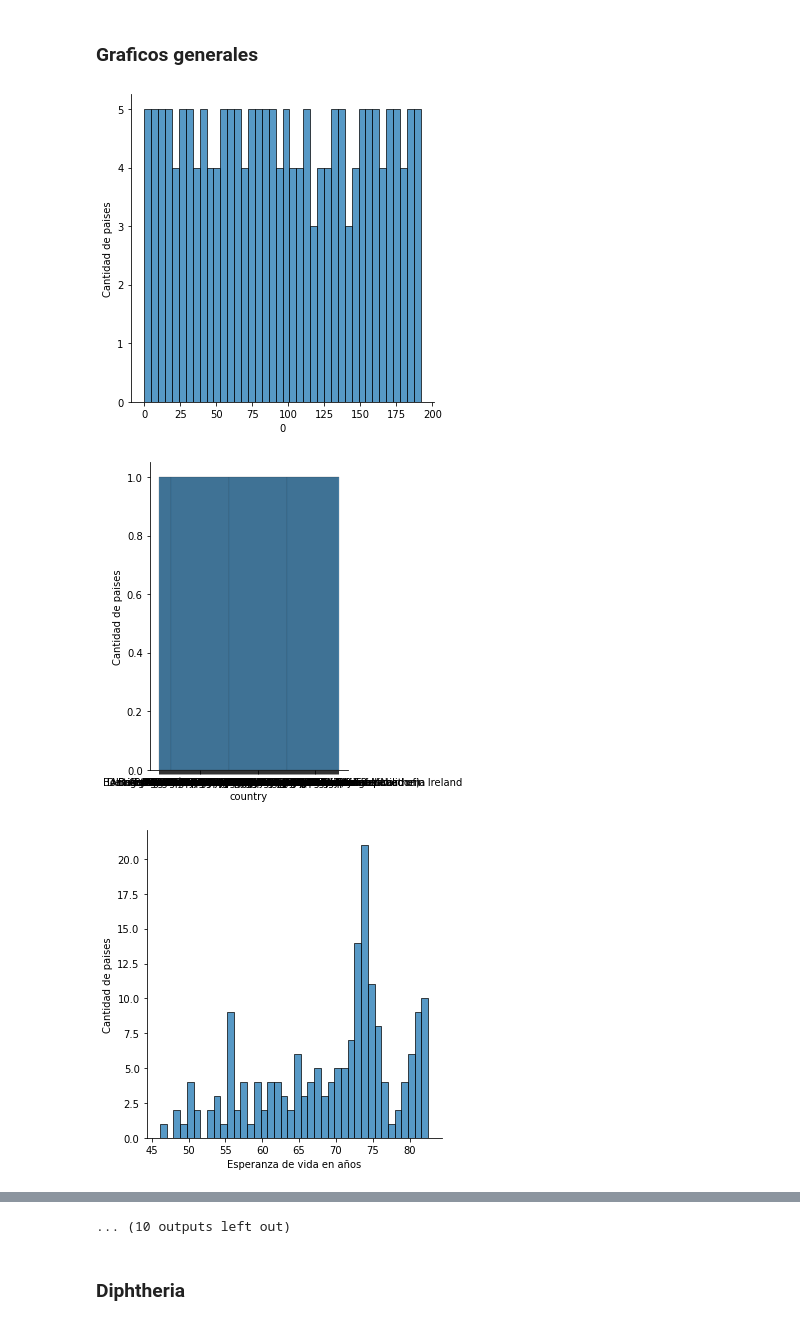
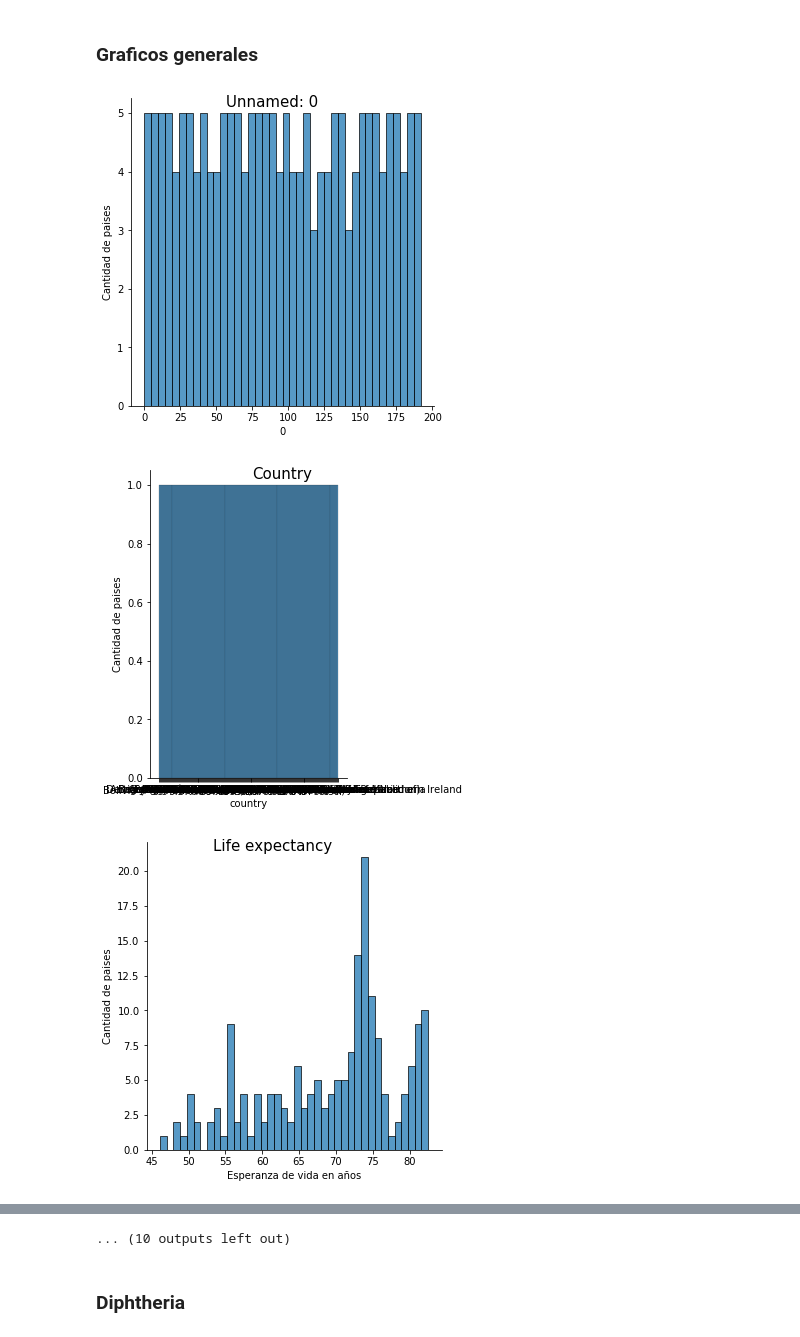
Before and after one commit to andresmbar/tp3-metodos, a Jupyter notebook: notebooks/ESTUDIO_DE_VARIABLES.ipynb, the cells around one changed output, grey strips where cells are left out. Cells and saved outputs as stored; diff of their text form; code cells hidden in the pictures.

```diff
--- a/notebooks/ESTUDIO_DE_VARIABLES.ipynb
+++ b/notebooks/ESTUDIO_DE_VARIABLES.ipynb
@@ -38,33 +33,34 @@ y_labels = {
     'Country':'country',
     'Unnamed: 0': '0',
     'Status':'desarrollado o en desarrollo',
     'Life expectancy' : 'Esperanza de vida en años',
     'Adult Mortality' : 'Cantidad de muertos de entre 15 y 60 años cada 1000 habitantes',
     'infant deaths' : 'Cantidad de infantes muertos cada 1000 habitantes',
     'Alcohol' : 'Cantidad de consumo de alcohol en litros per capita',
     'percentage expenditure' :' porcentage del pbi empleado en salud',
     'Hepatitis B' : 'inmunización de Hepatitis B en menores a 1 año cada 1000 habitantes',
     'Measles' : 'Cantidad de casos de sarampion cada 1000 habitantes',
     'BMI': 'Promedio de la base corporal de la población',
     'under-five deaths' : 'Numero de muertes de menores de 5  años cada 1000 habitantes',
     'Polio' : 'Porcentage de inmunización en menores de 1 año de Polio',
     'Total expenditure' : 'Porcentage empleado en salud sobre el porcentage de GE',
     'Diphtheria' : 'inmunización entre bebes menores a 1 año de Diphtheria',
     'HIV-AIDS' : 'Cantidad de muertes DE HIV/AIDS cada 1000 nacimientos',
     'GDP' : 'PBI per capita (en USD)',
     'Population' : 'Cantidad de población',
     'thinness  1-19 years': 'Prevalencia de delgadez en población entre 10 y 19 años',
     'thinness 5-9 years' : 'Prevalencia de delgadez en población entre 5 y 9 años',
     'Income composition of resources' : 'Que tan productivamente se utilizan los recursos',
     'Schooling' : 'Cantidad de años en la escuela'
 }
 
 for c in columnas_f:
     fig = sns.displot(df, x=c, bins=40)
+    plt.suptitle(c, fontsize=15)
     plt.ylabel("Cantidad de paises")
     plt.xlabel(y_labels[c])
     fig.figure.savefig(str(c) + ".png")
 # %% [output]
-[figure, old version]
+[figure, new version]
-[figure, old version]
+[figure, new version]
-[figure, old version]
+[figure, new version]
```
Also changed, not shown: parts of 2 cells of this notebook, 1 other file.
